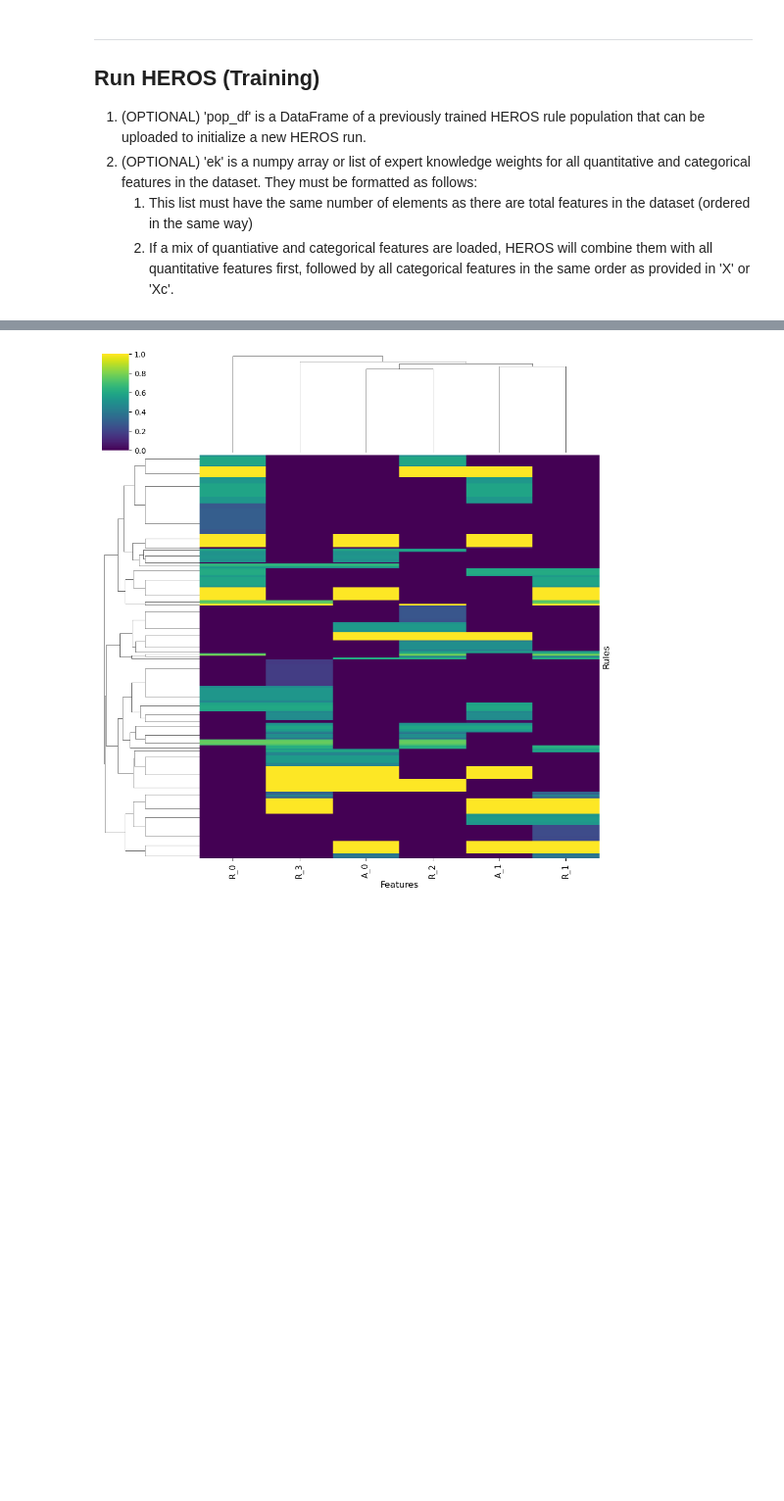
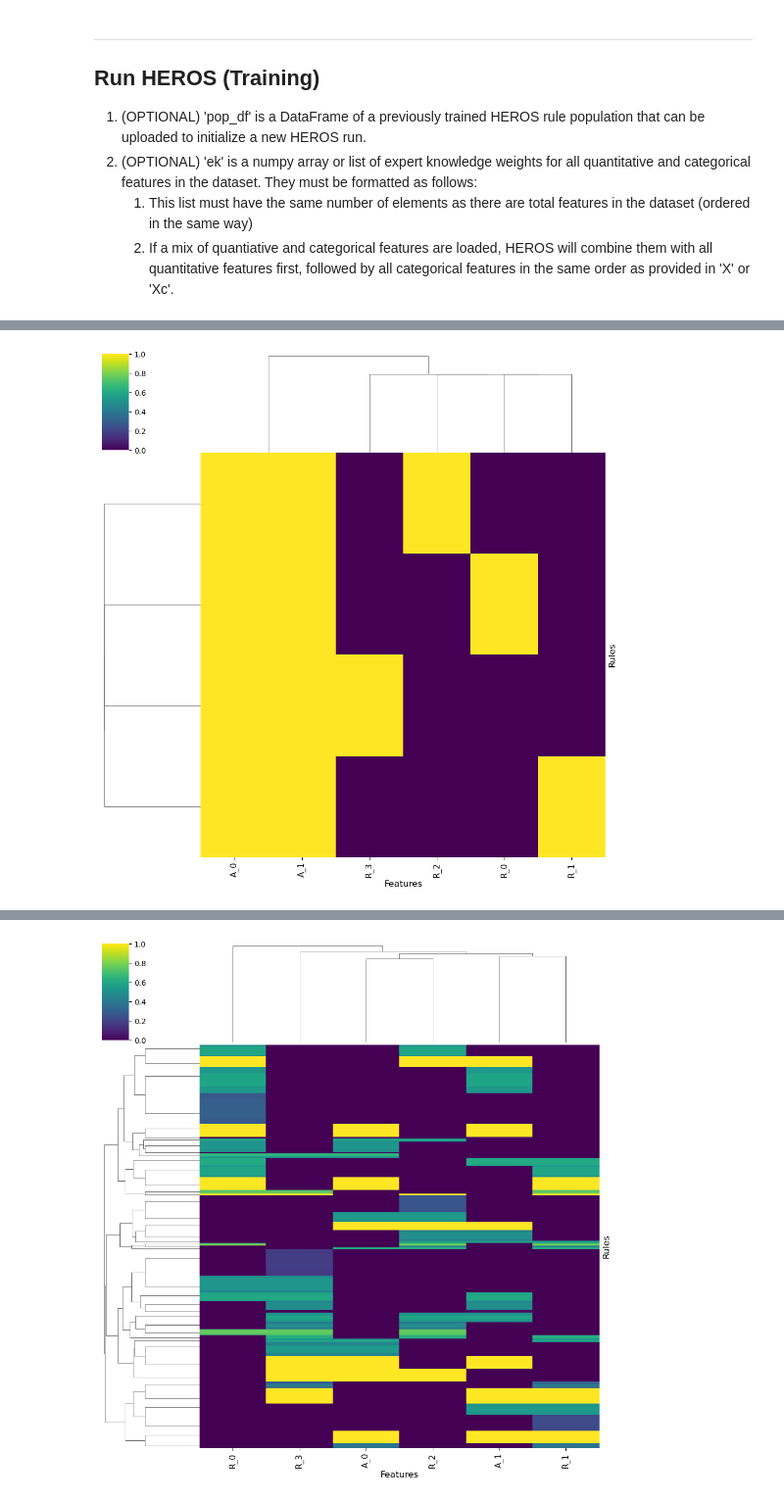
Before and after one commit to UrbsLab/heros, a Jupyter notebook: HEROS_Demo_Notebook.ipynb, the cells around one changed output, grey strips where cells are left out. Shown at 98% size. Saved outputs shown, nothing was run; the diff lists cells and outputs as text; code cells hidden in the pictures; blank space fills up the shorter version.

```diff
--- a/HEROS_Demo_Notebook.ipynb
+++ b/HEROS_Demo_Notebook.ipynb
@@ -246,0 +319,17 @@ Random Seed Check - End: 0.32432934269137703
+# %%
+# Load testing dataset ---------------------------
+test_df = pd.read_csv(test_data_path, sep="\t")
+print(test_df.head())
+#Prepare Testing Data ----------------------------
+try:
+    X_test = test_df.drop(excluded_column, axis=1)
+except:
+    X_test = test_df
+try:
+    X_test = X_test.drop(instanceID_label, axis=1)
+except:
+    pass
+X_test = X_test.drop(outcome_label, axis=1)
+#Finalize separate array-like objects for X and y
+X_test = X_test.values
+y_test = test_df[outcome_label].values #outcome values
@@ -246,0 +444,5 @@ Random Seed Check - End: 0.32432934269137703
+# %%
+if run_all_cells:
+    heros.get_rule_set_heatmap(feature_names, best_model_index, weighting='useful_accuracy', specified_filter=1, display_micro=False, show=True, save=True, output_path=output_path)
+# %% [output]
+[figure, added]
```
Also changed, not shown: parts of 120 cells of this notebook, 23 other files.
